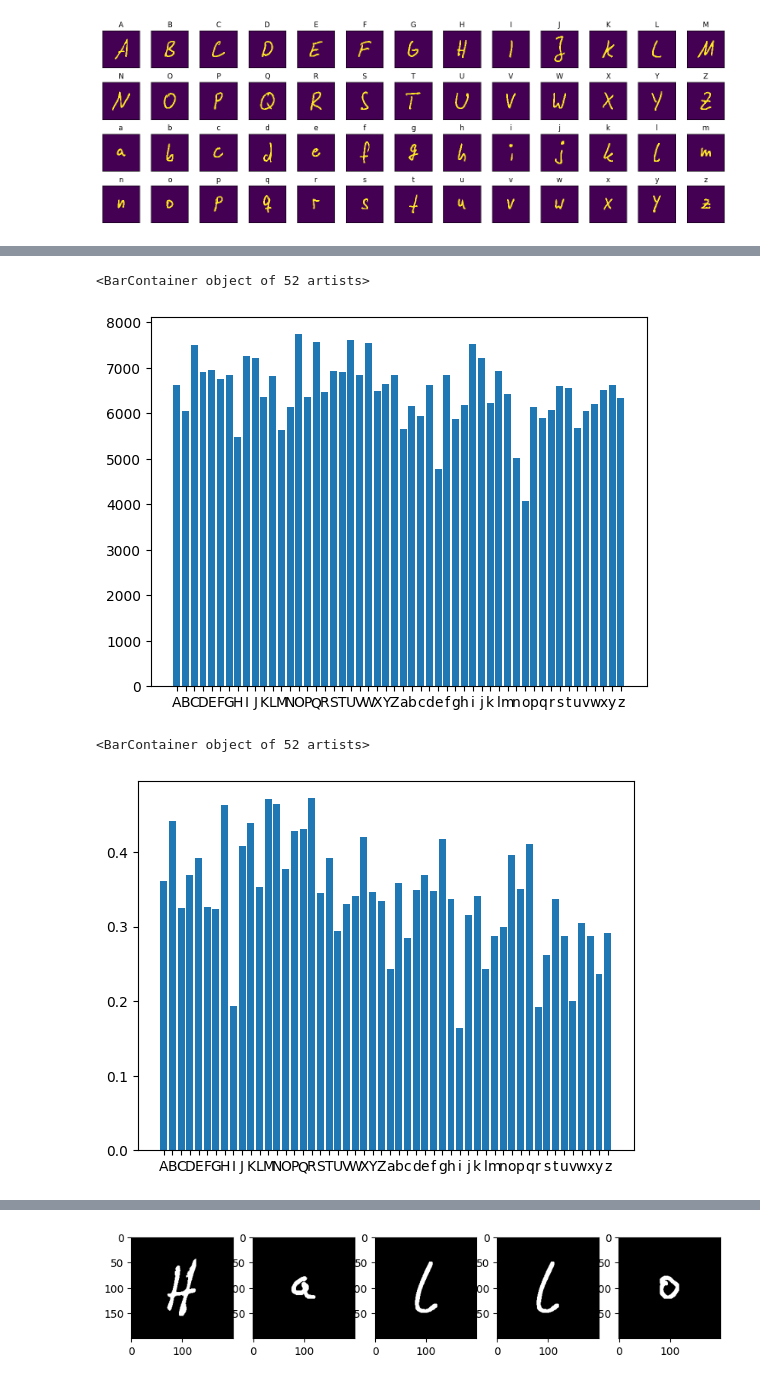
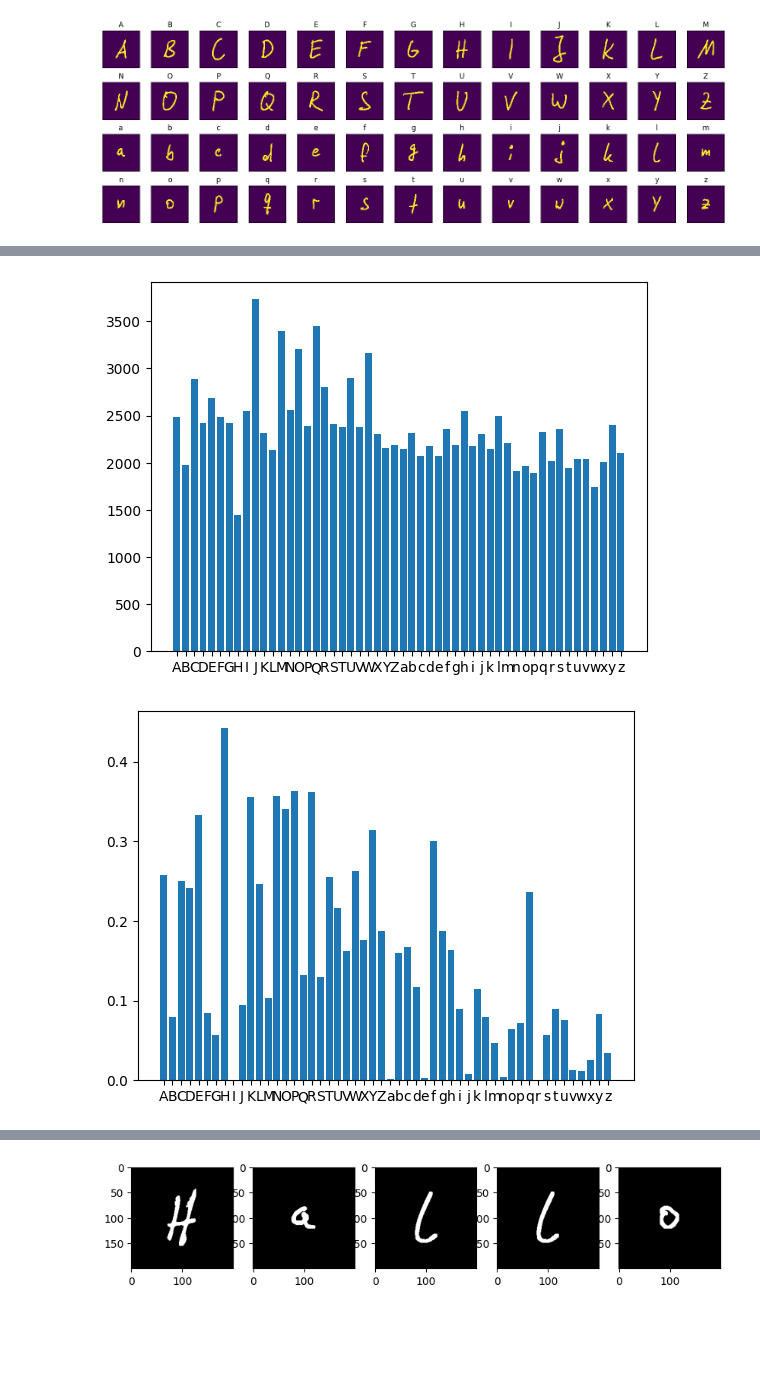
Before and after one commit to HTW-Project-Group/handwriting-recognition, a Jupyter notebook: handwriting-recognition.ipynb, the cells around one changed output, grey strips where cells are left out. Drawn from its saved outputs; the diff is of its cells as text; code cells hidden in the pictures; blank space fills up the shorter version.

```diff
--- a/handwriting-recognition.ipynb
+++ b/handwriting-recognition.ipynb
@@ -97,7 +105,7 @@ image_data = list(map(prepare_data, image_data))
 test_data = prepare_data(test_data)
 # %%
 fig, axs = plt.subplots(nrows=4, ncols=13, figsize=(15, 5), subplot_kw={'xticks': [], 'yticks': []})
-plot_data = image_data[1]
+plot_data = image_data[0]
 for ax, (x, l) in zip(axs.flat, plot_data):
     ax.imshow(x, interpolation='nearest')
     ax.set_title(l)
@@ -147,7 +155,7 @@ def eukl_dist_old(img_i, img_j):
 def eukl_dist(img_i, img_j):
     i = img_i.reshape(-1)
     j = img_j.reshape(-1)
-    return np.linalg.norm(i-j)
+    return np.linalg.norm(i-j) / min(i.sum(), j.sum())
 
 def manh_dist(img_i, img_j):
     i = img_i.reshape(-1)
@@ -155,14 +163,19 @@ def manh_dist(img_i, img_j):
     result = np.zeros([len(i)]).astype(float)
     for x in range(len(i)):
         result[x] = abs(i[x] - j[x])
-    return result.sum()
+    return result.sum() / min(i.sum(), j.sum())
+
+def hamming_dist(img_i, img_j):
+    i = img_i.reshape(-1)
+    j = img_j.reshape(-1)
+    return np.sum(i != j)
 
 def get_dists_to_datapoints(dp1, dp2):
     v1, l1 = dp1
     v2, l2 = dp2
     if (l1 != l2):
         raise Exception("labels not equal")
-    dist = eukl_dist(v1, v2)
+    dist = hamming_dist(v1, v2)
     return (dist, l1)
 
 def get_dist_for_letter(img_letter_array):
@@ -194,13 +207,3 @@ def get_dists_for_train_data(train_data):
         letter_matrix = get_dist_for_letter(letter_array)
         dists.append(get_dist_from_matrix(letter_matrix))
     return dists
-# %%
-train_dist_out = get_dists_for_train_data(image_data)
-print(train_dist_out)
-
-dist_values, dist_labels = [], []
-for x in train_dist_out:
-    value, label = x
-    dist_values.append(value)
-    dist_labels.append(label)
-plt.bar(dist_labels, dist_values)
@@ -216,7 +223,7 @@ def get_dist_to_train(train_data, test_img):
         letter_array = []
         for i in range(len(train_data)):
             v, l = train_data[i][j]
-            letter_array.append(eukl_dist(v, test_img))
+            letter_array.append(hamming_dist(v, test_img))
         dist_to_train.append((np.mean(letter_array), label))
     return dist_to_train
 
@@ -227,38 +234,28 @@ a = test_data[38]
 l = test_data[49]
 o = test_data[52]
 
-test_dist_out = get_dist_to_train(image_data, o)
+test_dist_out = get_dist_to_train(image_data, H)
 
-dist_values, dist_labels = [], []
-for v, l in test_dist_out:
-    dist_values.append(v)
-    dist_labels.append(l)
-plt.bar(dist_labels, dist_values)
+plot_value_label_vector(test_dist_out)
 # %% [output]
-<BarContainer object of 52 artists>
-[figure, old version]
+[figure, new version]
 # %%
 def exp_func(d, u):
     return np.exp(-d / (u + 0.0000001))
 
 def apply_exp_to_test(train_dist, test_dist):
     result = []
     for i in range(len(test_dist)):
         v_train, label = train_dist[i]
         v_test, _ = test_dist[i]
         result.append((exp_func(v_test, v_train), label))
     return result
 
 exp_out = apply_exp_to_test(train_dist_out, test_dist_out)
 
-dist_values, dist_labels = [], []
-for v, l in exp_out:
-    dist_values.append(v)
-    dist_labels.append(l)
-plt.bar(dist_labels, dist_values)
+plot_value_label_vector(exp_out)
 # %% [output]
-<BarContainer object of 52 artists>
-[figure, old version]
+[figure, new version]
 # %%
 character_labels = ["A","B","C","D","E","F","G","H","I","J","K","L","M","N","O","P","Q","R","S","T","U","V","W","X","Y","Z"]
 character_transition_data = genfromtxt('character_transitions.csv', delimiter=',')
```
Also changed, not shown: parts of 11 cells of this notebook.
